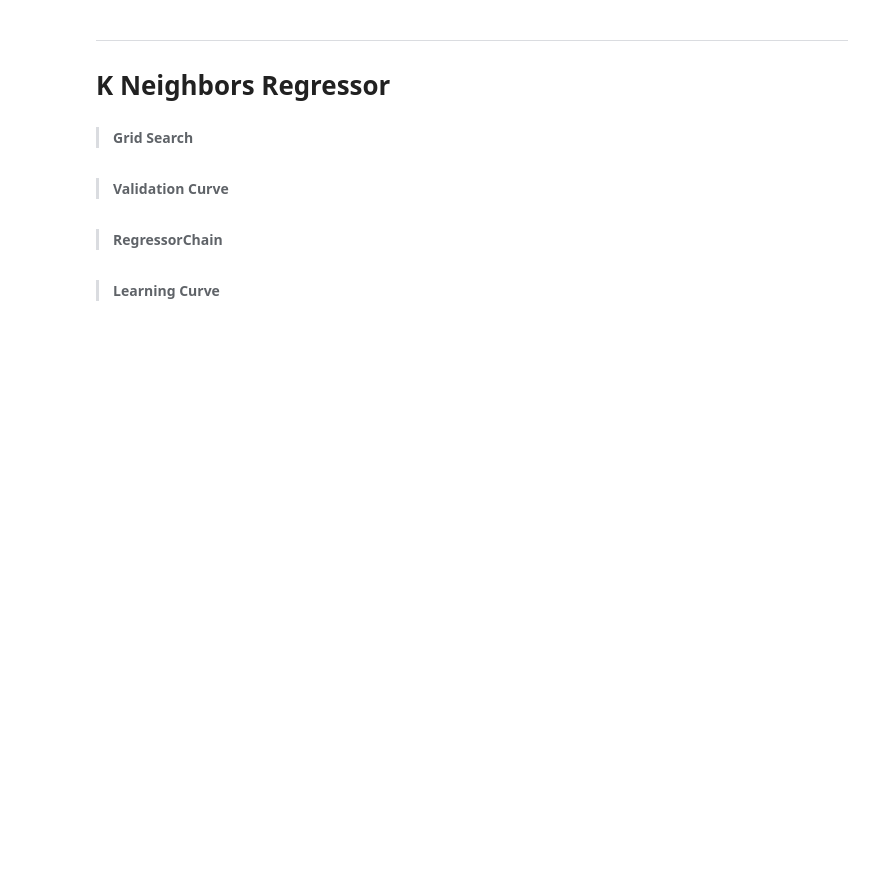
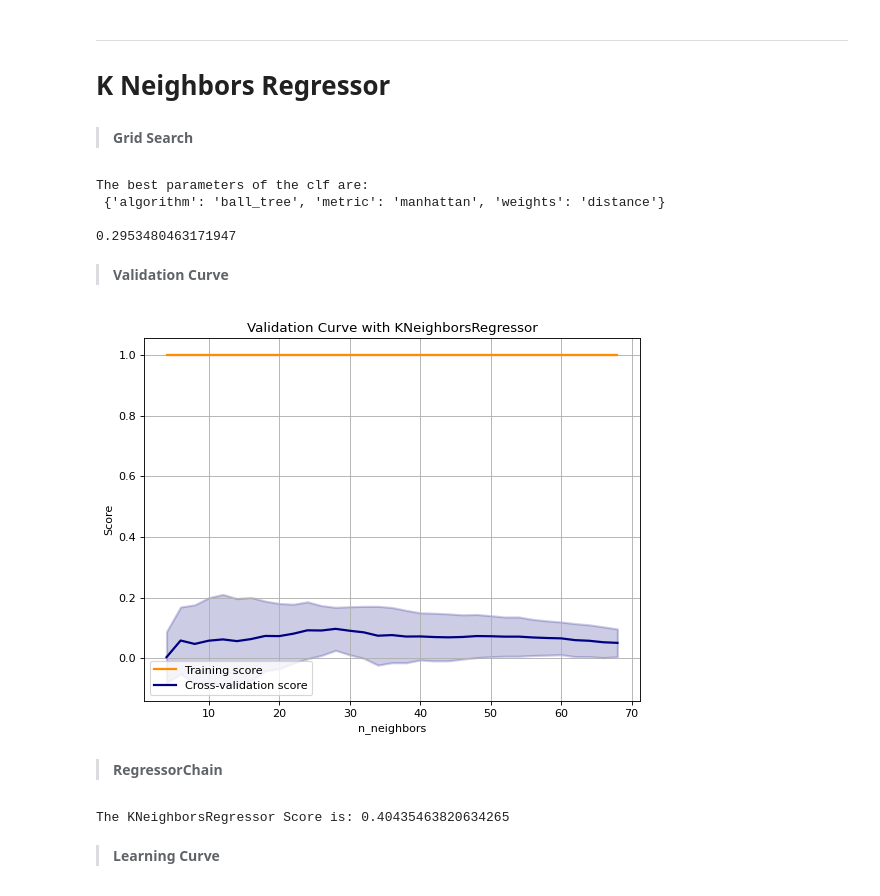
Before and after one commit to Amirosein/Tehran-Air-Quality, a Jupyter notebook: Tehran_AQI.ipynb, the cells around one changed output. Cells and saved outputs as stored; diff of their text form; code cells hidden in the pictures; blank space fills up the shorter version.

```diff
--- a/Tehran_AQI.ipynb
+++ b/Tehran_AQI.ipynb
@@ -494,30 +512,37 @@ from sklearn.neighbors import KNeighborsRegressor
 import warnings
 warnings.filterwarnings('ignore')
 
-clf = KNeighborsRegressor()
+clf = KNeighborsRegressor(n_jobs=-1)
 
-params = {'alpha': np.logspace(-15,2, num=30),
-          'tol': np.logspace(-6,1, num=15),
-          'max_iter': np.logspace(0,7, num=8),
-          'solver': ['auto','svd','cholesky','lsqr','sparse_cg','sag','saga']}
+params = {'weights': ['uniform', 'distance'],
+          'algorithm': ['ball_tree', 'kd_tree', 'brute'],
+          'metric': ['euclidean', 'manhattan','chebyshev','minkowski',
+                     'seuclidean','mahalanobis']}
 
 
-x_train, x_test, y_train, y_test= train_test_split(X, Y['AQI'], test_size=0.2, random_state=42)
+x_train, x_test, y_train, y_test= train_test_split(X, Y, test_size=0.2, random_state=42)
 
 Sclf = grid_search(clf, x_train, y_train, params)
 print(Sclf.score(x_test,y_test))
+# %% [output]
+The best parameters of the clf are:
+ {'algorithm': 'ball_tree', 'metric': 'manhattan', 'weights': 'distance'}
+
+0.2953480463171947
 # %% [markdown]
 > **Validation Curve**
 # %%
-clf = KNeighborsRegressor()
+clf = KNeighborsRegressor(algorithm= 'ball_tree', metric= 'manhattan', weights= 'distance')
 
-pr = np.arange(1,50)
+pr = np.arange(4,70,2)
 X_train, X_test, Y_train, Y_test = train_test_split(X ,Y['AQI'] ,
                                                     train_size=0.8,random_state = 1)
 
-vld_crv(clf, X_train , Y_train , pr, 'alpha', xlog=False,
+vld_crv(clf, X_train, Y_train , pr, 'n_neighbors', xlog=False,
                  cv = 5 , Modelname='KNeighborsRegressor')
 plt.grid()
+# %% [output]
+[figure, added]
 # %% [markdown]
 > **RegressorChain**
 # %%
@@ -526,10 +551,14 @@ from sklearn.multioutput import RegressorChain
 import warnings
 warnings.filterwarnings('ignore')
 
-x_train, x_test, y_train, y_test = train_test_split(X, Y, test_size=0.3, random_state=42)
+x_train, x_test, y_train, y_test = train_test_split(X, Y, test_size=0.2, random_state=42)
 
-chain = RegressorChain(KNeighborsRegressor()).fit(x_train, y_train)
+chain = RegressorChain(KNeighborsRegressor(algorithm= 'ball_tree',
+                                           metric= 'manhattan', n_neighbors=28,
+                                           weights= 'distance')).fit(x_train, y_train)
 print(f'The KNeighborsRegressor Score is: {chain.score(x_test,y_test)}')
+# %% [output]
+The KNeighborsRegressor Score is: 0.40435463820634265
 # %% [markdown]
 > **Learning Curve**
 # %%
```
Also changed, not shown: parts of 7 cells of this notebook.
